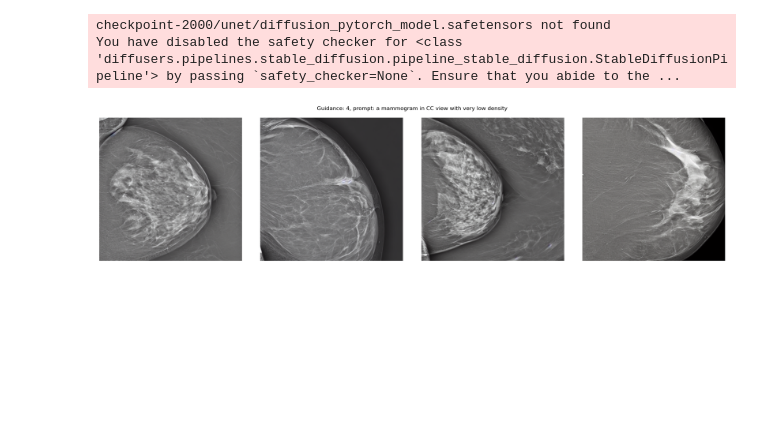
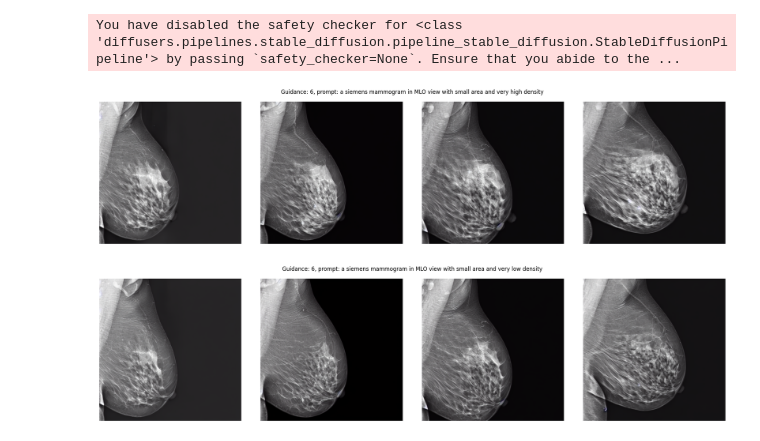
Before and after one commit to Likalto4/diffusion-models_master, a Jupyter notebook: experiments/inference/fusion/inference.ipynb, the cells around one changed output. Saved outputs shown, nothing was run; the diff lists cells and outputs as text; code cells hidden in the pictures; blank space fills up the shorter version.

Commit message:
better inference and training more fusion

```diff
--- a/experiments/inference/fusion/inference.ipynb
+++ b/experiments/inference/fusion/inference.ipynb
@@ -8,7 +8,7 @@ while '.gitignore' not in os.listdir(repo_path): # while not in the root of the
 sys.path.insert(0,str(repo_path)) if str(repo_path) not in sys.path else None
 
 os.environ["CUDA_DEVICE_ORDER"]="PCI_BUS_ID"   # see issue #152
-os.environ["CUDA_VISIBLE_DEVICES"]="0"
+os.environ["CUDA_VISIBLE_DEVICES"]="1"
 
 from diffusers import StableDiffusionPipeline, DPMSolverMultistepScheduler
 import torch
@@ -18,14 +18,12 @@ import cv2 as cv
 from PIL import Image, ImageOps
 
 # define model and load weights
-# output_dir='Likalto4/mammo40k_healthy-only'
-output_dir= 'Likalto4/vindr_siemens_healthy'
+output_dir= repo_path / 'results/fusion_healthy'
 pipe = StableDiffusionPipeline.from_pretrained(output_dir, safety_checker=None, torch_dtype=torch.float16).to("cuda")
 generator = torch.Generator(device='cuda')
 pipe.scheduler = DPMSolverMultistepScheduler.from_config(pipe.scheduler.config)
 pipe.enable_xformers_memory_efficient_attention()
 # %% [output]
-checkpoint-2000/unet/diffusion_pytorch_model.safetensors not found
 You have disabled the safety checker for <class 'diffusers.pipelines.stable_diffusion.pipeline_stable_diffusion.StableDiffusionPipeline'> by passing `safety_checker=None`. Ensure that you abide to the ...
 # %%
 def show_row(imgs, figsize=(10, 10), title="", **kwargs):
@@ -44,47 +42,49 @@ def show_row(imgs, figsize=(10, 10), title="", **kwargs):
     fig.tight_layout()
 # %%
 # Saving images
-saving_images = False
-saving_name = output_dir.replace('Likalto4/', '')
-saving_folder = repo_path / 'experiments/inference/data/synthetic' / saving_name
-saving_folder.mkdir(parents=False, exist_ok=True)
+# saving_images = False
+# saving_name = output_dir.replace('Likalto4/', '')
+# saving_folder = repo_path / 'experiments/inference/data/synthetic' / saving_name
+# saving_folder.mkdir(parents=False, exist_ok=True)
 
 # Param
-for guidance_scale in range(4,5):
-    for prompt in ['a mammogram in CC view with very low density']:#, 'a mammogram in CC view with low density', 'a mammogram in CC view with high density',
-                #    'a mammogram in CC view with very high density']:
+for guidance_scale in range(6,7):
+    for prompt in ['a siemens mammogram in MLO view with small area and very high density',
+                'a siemens mammogram in MLO view with small area and very low density',
+    ]:
         # Seed
-        for seed in range(1,2):
+        for seed in [1338]:
             generator.manual_seed(seed)
-            negative_prompt = "black background"
+            negative_prompt = ""
             num_samples = 4
             num_inference_steps = 24
             size = 512
             with torch.autocast("cuda"), torch.inference_mode():
                 image = pipe(
                     prompt=prompt,
                     negative_prompt=negative_prompt,
                     num_images_per_prompt=num_samples,
                     num_inference_steps=num_inference_steps,
                     guidance_scale=guidance_scale,
                     height=size,
                     width=size,
                     generator=generator,
                 ).images
             # images in list
             imgs = [np.asarray(img) for img in image]
 
             show_row(imgs, title=f'Guidance: {guidance_scale}, prompt: {prompt}', figsize=(20,5), cmap="gray") if len(imgs) > 1 else plt.imshow(imgs[0], cmap="gray")
 
-            # save images
-            if saving_images:
-                prompt_save = prompt.replace(', ', '_').replace(' ', '_')
-                for i, img in enumerate(imgs):
-                    cv.imwrite(str(saving_folder / f'{prompt_save}_{guidance_scale}_{i}.png'), img)
+            # # save images
+            # if saving_images:
+            #     prompt_save = prompt.replace(', ', '_').replace(' ', '_')
+            #     for i, img in enumerate(imgs):
+            #         cv.imwrite(str(saving_folder / f'{prompt_save}_{guidance_scale}_{i}.png'), img)
 
             # # free memory
             # del image
             # del imgs
             torch.cuda.empty_cache()
 # %% [output]
-[figure, old version]
+[figure, new version]
+[figure, added]
```
Also changed, not shown: parts of 1 cell of this notebook, 2 other files.
